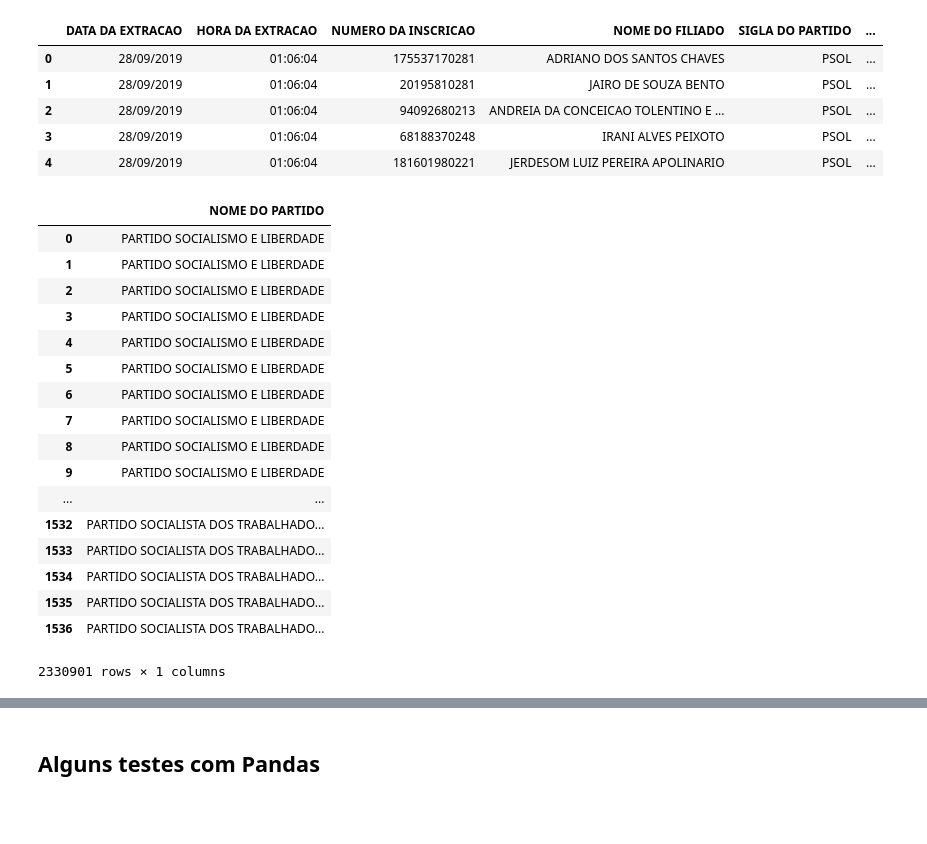
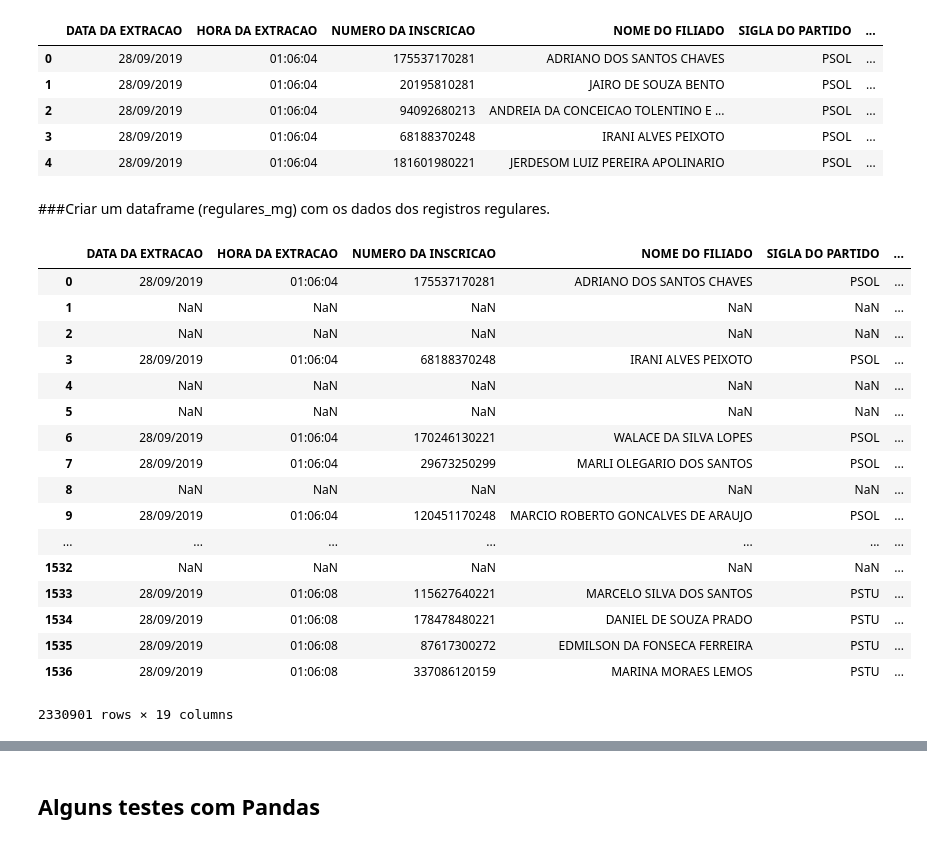
Before and after one commit to pedreirodelima/MG_Filiados, a Jupyter notebook: MG Filiados.ipynb, the cells around one changed output, grey strips where cells are left out. Cells and saved outputs as stored; diff of their text form; code cells hidden in the pictures; blank space fills up the shorter version.

```diff
--- a/MG Filiados.ipynb
+++ b/MG Filiados.ipynb
@@ -31,4 +29,0 @@ Imprime a lista de arquivos, nome e IDs
-# %%
-for arquivo in arquivos:
-  print('title: %s, id: %s' % (arquivo['title'], arquivo['id']))
-  downloaded = drive.CreateFile({'id':id})
@@ -137,25 +141,28 @@ df.head()
 | 2 | 28/09/2019 | 01:06:04 | 94092680213 | ANDREIA DA CONCEICAO TOLENTINO E ... | PSOL | ... |
 | 3 | 28/09/2019 | 01:06:04 | 68188370248 | IRANI ALVES PEIXOTO | PSOL | ... |
 | 4 | 28/09/2019 | 01:06:04 | 181601980221 | JERDESOM LUIZ PEREIRA APOLINARIO | PSOL | ... |
-# %%
-cols = ['NOME DO PARTIDO']
-df[cols]
-# %% [output]
-|  | NOME DO PARTIDO |
-| 0 | PARTIDO SOCIALISMO E LIBERDADE |
-| 1 | PARTIDO SOCIALISMO E LIBERDADE |
-| 2 | PARTIDO SOCIALISMO E LIBERDADE |
-| 3 | PARTIDO SOCIALISMO E LIBERDADE |
-| 4 | PARTIDO SOCIALISMO E LIBERDADE |
-| 5 | PARTIDO SOCIALISMO E LIBERDADE |
-| 6 | PARTIDO SOCIALISMO E LIBERDADE |
-| 7 | PARTIDO SOCIALISMO E LIBERDADE |
-| 8 | PARTIDO SOCIALISMO E LIBERDADE |
-| 9 | PARTIDO SOCIALISMO E LIBERDADE |
-| ... | ... |
-| 1532 | PARTIDO SOCIALISTA DOS TRABALHADO... |
-| 1533 | PARTIDO SOCIALISTA DOS TRABALHADO... |
-| 1534 | PARTIDO SOCIALISTA DOS TRABALHADO... |
-| 1535 | PARTIDO SOCIALISTA DOS TRABALHADO... |
-| 1536 | PARTIDO SOCIALISTA DOS TRABALHADO... |
-2330901 rows × 1 columns
+# %% [markdown]
+###Criar um dataframe (regulares_mg) com os dados dos registros regulares.
+# %%
+filter = df["SITUACAO DO REGISTRO"]=="REGULAR"
+regulares_mg = df.where(filter)
+regulares_mg
+# %% [output]
+|  | DATA DA EXTRACAO | HORA DA EXTRACAO | NUMERO DA INSCRICAO | NOME DO FILIADO | SIGLA DO PARTIDO | ... |
+| 0 | 28/09/2019 | 01:06:04 | 175537170281 | ADRIANO DOS SANTOS CHAVES | PSOL | ... |
+| 1 | NaN | NaN | NaN | NaN | NaN | ... |
+| 2 | NaN | NaN | NaN | NaN | NaN | ... |
+| 3 | 28/09/2019 | 01:06:04 | 68188370248 | IRANI ALVES PEIXOTO | PSOL | ... |
+| 4 | NaN | NaN | NaN | NaN | NaN | ... |
+| 5 | NaN | NaN | NaN | NaN | NaN | ... |
+| 6 | 28/09/2019 | 01:06:04 | 170246130221 | WALACE DA SILVA LOPES | PSOL | ... |
+| 7 | 28/09/2019 | 01:06:04 | 29673250299 | MARLI OLEGARIO DOS SANTOS | PSOL | ... |
+| 8 | NaN | NaN | NaN | NaN | NaN | ... |
+| 9 | 28/09/2019 | 01:06:04 | 120451170248 | MARCIO ROBERTO GONCALVES DE ARAUJO | PSOL | ... |
+| ... | ... | ... | ... | ... | ... | ... |
+| 1532 | NaN | NaN | NaN | NaN | NaN | ... |
+| 1533 | 28/09/2019 | 01:06:08 | 115627640221 | MARCELO SILVA DOS SANTOS | PSTU | ... |
+| 1534 | 28/09/2019 | 01:06:08 | 178478480221 | DANIEL DE SOUZA PRADO | PSTU | ... |
+| 1535 | 28/09/2019 | 01:06:08 | 87617300272 | EDMILSON DA FONSECA FERREIRA | PSTU | ... |
+| 1536 | 28/09/2019 | 01:06:08 | 337086120159 | MARINA MORAES LEMOS | PSTU | ... |
+2330901 rows × 19 columns
```
Also changed, not shown: parts of 39 cells of this notebook.
